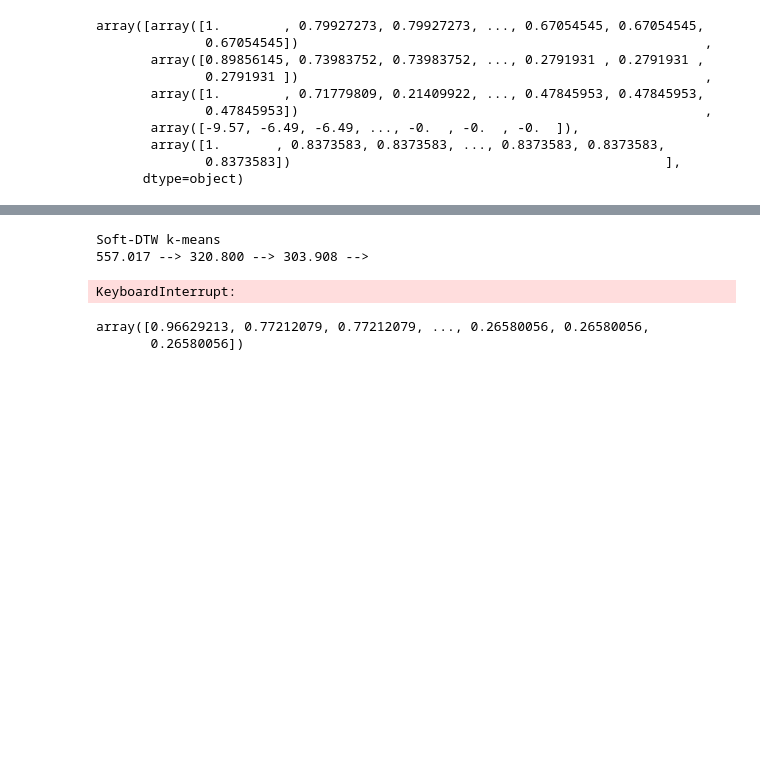
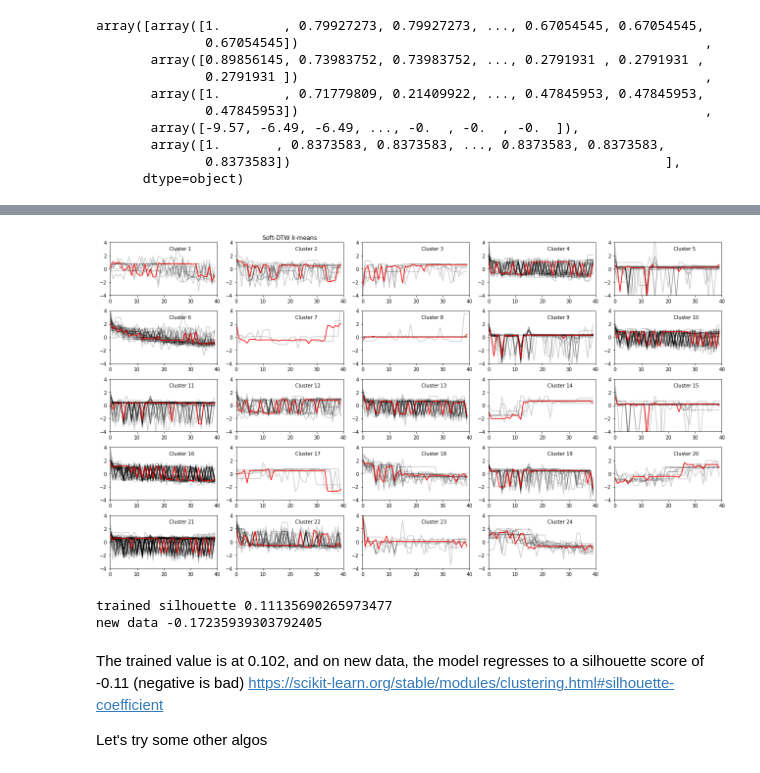
Before and after one commit to kevin51jiang/msci-446, a Jupyter notebook: working/trendClustering.ipynb, the cells around one changed output, grey strips where cells are left out. Saved outputs shown, nothing was run; the diff lists cells and outputs as text; code cells hidden in the pictures; blank space fills up the shorter version.

```diff
--- a/working/trendClustering.ipynb
+++ b/working/trendClustering.ipynb
@@ -68,0 +137,2 @@ We know from the [[learning.ipynb]] that:
+# %%
+test_data = create_training_data(sz=40)[500:1000,]
@@ -69,31 +159,25 @@ We know from the [[learning.ipynb]] that:
 # %%
-# Soft-DTW-k-means
 
-sdtw_data = create_training_data()
-print("Soft-DTW k-means")
-sdtw_km = TimeSeriesKMeans(n_clusters=16, n_jobs=-1,metric="softdtw", metric_params={"gamma": .01},verbose=True,random_state=seed)
 
-# 80/20 split again
-kf = sk.model_selection.KFold(shuffle=True,random_state=seed)
 
-y_pred = sdtw_km.fit_predict(sdtw_data)
+# Calculate silhouette coeff
+
+y_pred = sdtw_km.predict(test_data)
 
 plt.figure(figsize=(18, 10))
-for yi in range(16):
-    plt.subplot(4, 4, 1 + yi)
-    for xx in sdtw_data[y_pred == yi]:
+for yi in range(24):
+    plt.subplot(5, 5, 1 + yi)
+    for xx in test_data[y_pred == yi]:
         plt.plot(xx.ravel(), "k-", alpha=.2)
     plt.plot(sdtw_km.cluster_centers_[yi].ravel(), "r-")
     plt.xlim(0, 40)
     plt.ylim(-4, 4)
     plt.text(0.55, 0.85,'Cluster %d' % (yi + 1),
              transform=plt.gca().transAxes)
     if yi == 1:
         plt.title("Soft-DTW $k$-means")
 
 plt.tight_layout()
 plt.show()
 # %% [output]
-Soft-DTW k-means
-557.017 --> 320.800 --> 303.908 -->
-KeyboardInterrupt:
+[figure, added]
@@ -110,5 +184,12 @@ def train_clustering_model(model):
-# %%
-X_train[0]
-# %% [output]
-array([0.96629213, 0.77212079, 0.77212079, ..., 0.26580056, 0.26580056,
-       0.26580056])
+# %%
+labels = sdtw_km.labels_
+print("trained silhouette", silhouette_score(sdtw_data, labels, random_state=seed))
+print("new data", silhouette_score(test_data, labels, random_state=seed))
+# %% [output]
+trained silhouette 0.11135690265973477
+new data -0.17235939303792405
+# %% [markdown]
+The trained value is at 0.102, and on new data, the model regresses to a silhouette score of -0.11 (negative is bad)
+https://scikit-learn.org/stable/modules/clustering.html#silhouette-coefficient
+
+Let's try some other algos
```
Also changed, not shown: parts of 10 cells of this notebook, 2 other files.
